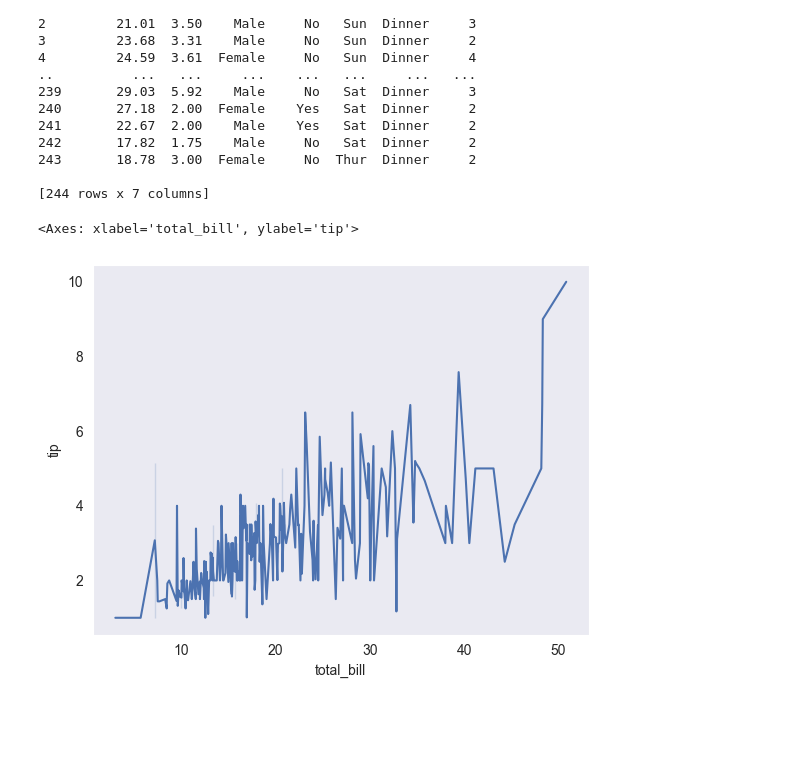
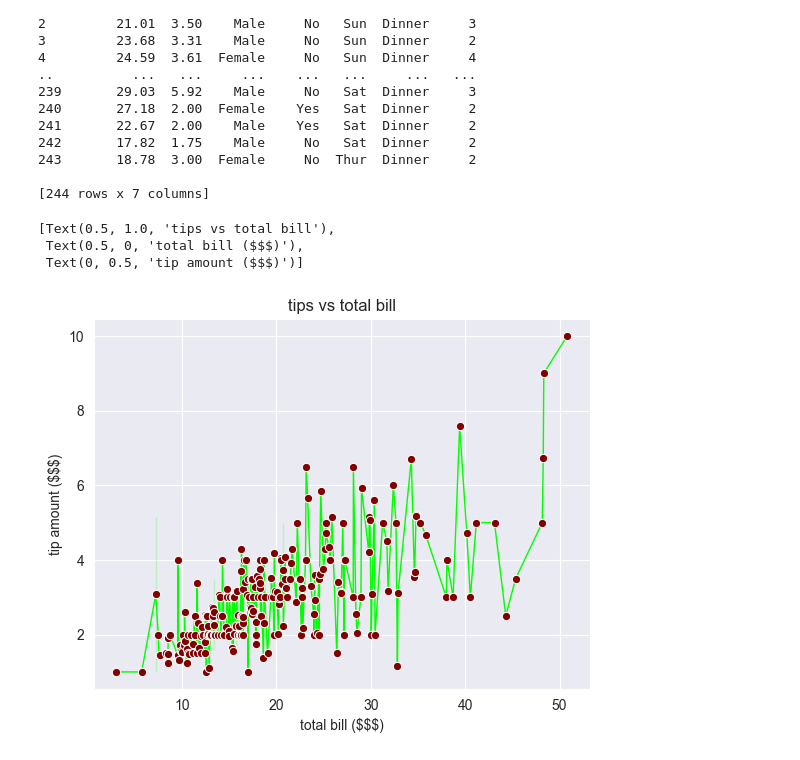
Before and after one commit to syueqiao/visualization, a Jupyter notebook: 02_activities/assignments/participation/2026.01.29.session5.ipynb, the cells around one changed output. Cells and saved outputs as stored; diff of their text form; code cells hidden in the pictures; blank space fills up the shorter version.

```diff
--- a/02_activities/assignments/participation/2026.01.29.session5.ipynb
+++ b/02_activities/assignments/participation/2026.01.29.session5.ipynb
@@ -60,9 +61,18 @@ print(tips)
 [244 rows x 7 columns]
 # %%
 sns.set_style('darkgrid')
-sns.lineplot(data = tips,
+tipgraph = sns.lineplot(data = tips,
              x = 'total_bill',
-             y = 'tip')
+             y = 'tip',
+             color = 'lime',
+             linewidth = 1,
+             marker = 'o',
+             markerfacecolor = 'maroon')
+tipgraph.set(title = "tips vs total bill",
+             xlabel = 'total bill ($$$)',
+             ylabel = 'tip amount ($$$)')
 # %% [output]
-<Axes: xlabel='total_bill', ylabel='tip'>
+[Text(0.5, 1.0, 'tips vs total bill'),
+ Text(0.5, 0, 'total bill ($$$)'),
+ Text(0, 0.5, 'tip amount ($$$)')]
-[figure, old version]
+[figure, new version]
```
Also changed, not shown: parts of 12 cells of this notebook, 1 other file.
